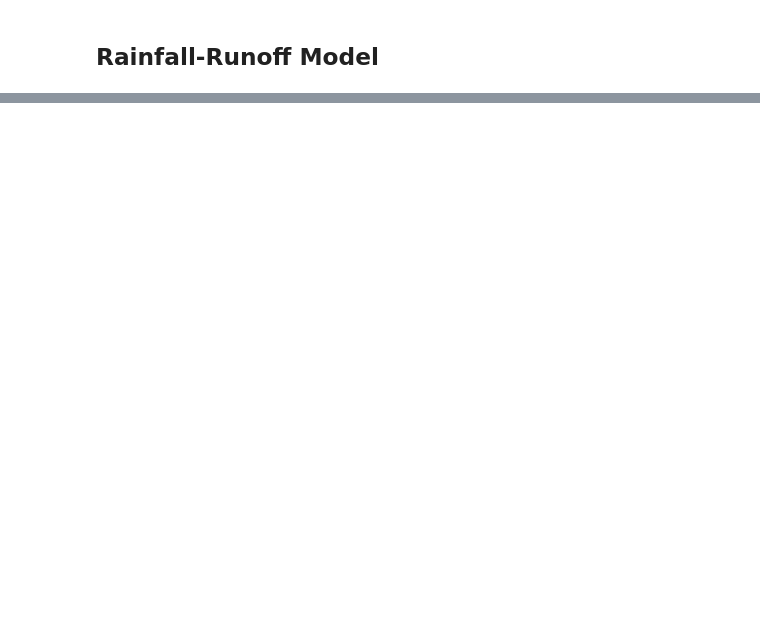
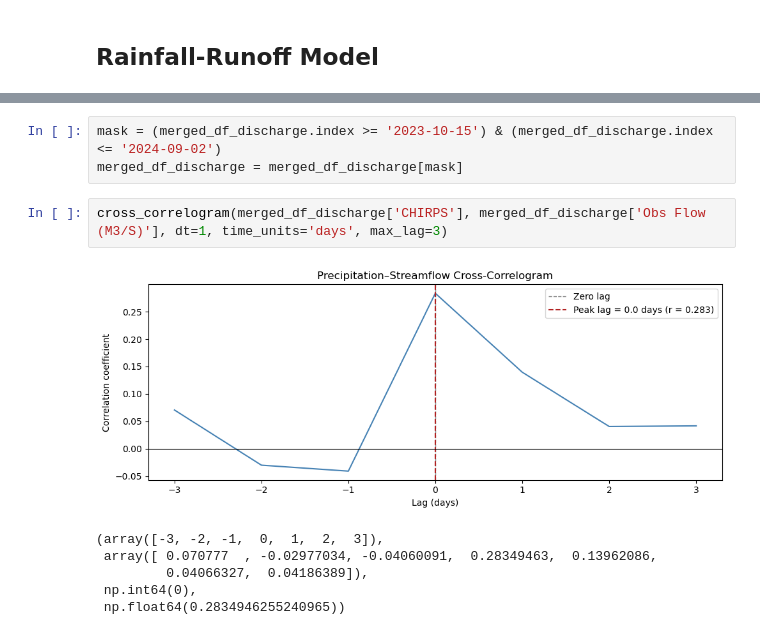
Before and after one commit to emzu/Kigali-Global-Flood-Models, a Jupyter notebook: Case_Study_02)_Rugunga.ipynb, the cells around one changed output, grey strips where cells are left out. Cells and saved outputs as stored; diff of their text form; blank space fills up the shorter version.

```diff
--- a/Case_Study_02)_Rugunga.ipynb
+++ b/Case_Study_02)_Rugunga.ipynb
@@ -81,0 +433,12 @@ CHRIPS: Using satellite (NASA IMERG) data to downscale to daily rainfall
+# %%
+mask = (merged_df_discharge.index >= '2023-10-15') & (merged_df_discharge.index <= '2024-09-02')
+merged_df_discharge = merged_df_discharge[mask]
+# %%
+cross_correlogram(merged_df_discharge['CHIRPS'], merged_df_discharge['Obs Flow (M3/S)'], dt=1, time_units='days', max_lag=3)
+# %% [output]
+[figure, added]
+(array([-3, -2, -1,  0,  1,  2,  3]),
+ array([ 0.070777  , -0.02977034, -0.04060091,  0.28349463,  0.13962086,
+         0.04066327,  0.04186389]),
+ np.int64(0),
+ np.float64(0.2834946255240965))
```
Also changed, not shown: parts of 15 cells of this notebook, 6 other files.
